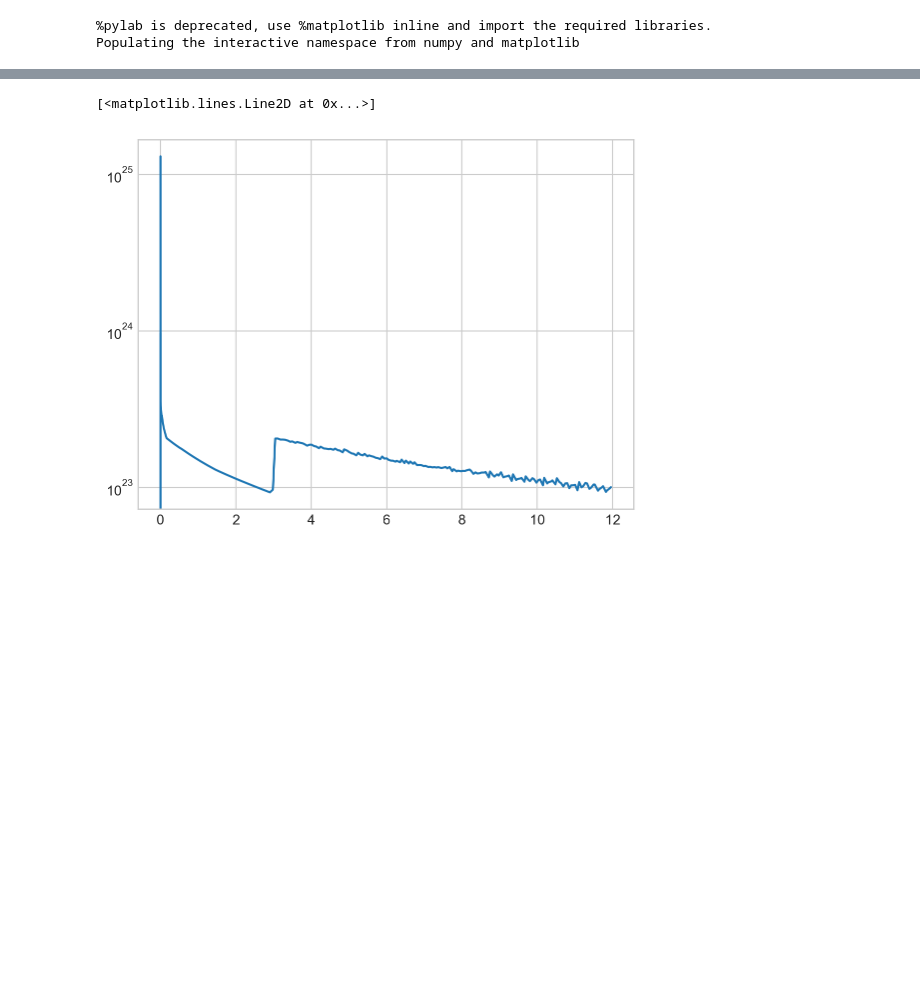
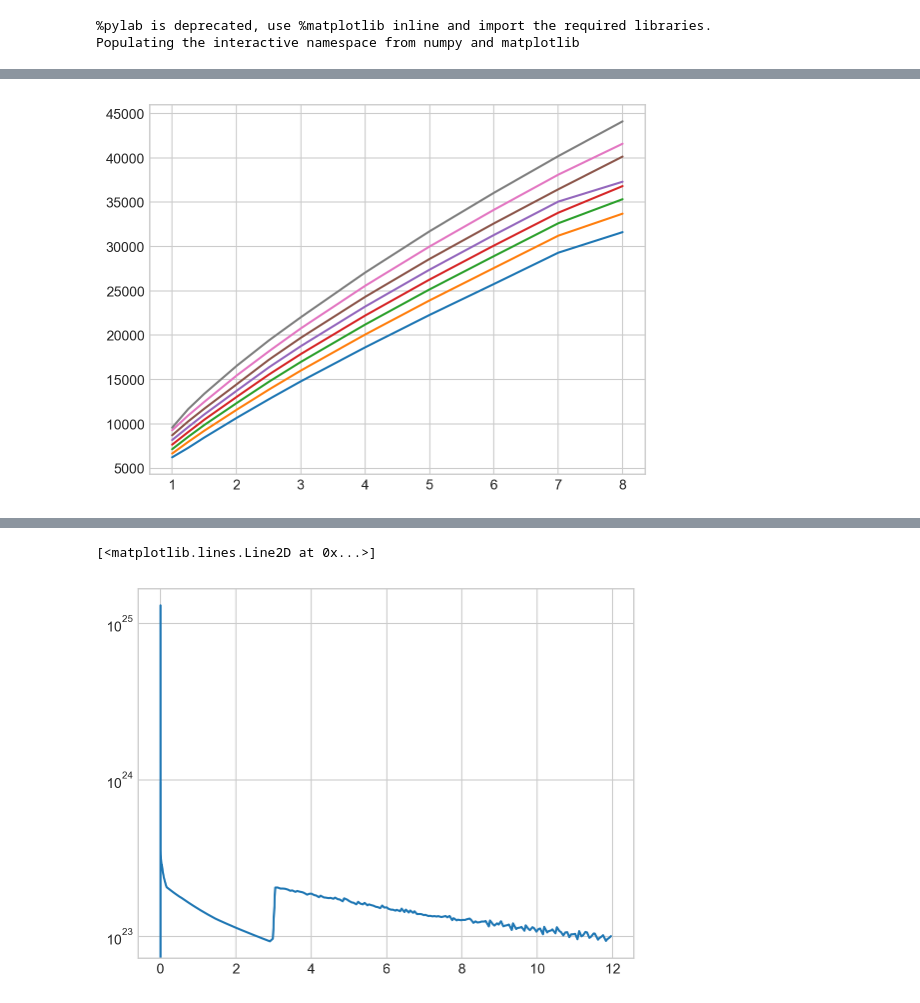
Before and after one commit to zhangjis/CMAPPER_rock, a Jupyter notebook: plot.ipynb, the cells around one changed output, grey strips where cells are left out. Drawn from its saved outputs; the diff is of its cells as text; code cells hidden in the pictures; blank space fills up the shorter version.

```diff
--- a/plot.ipynb
+++ b/plot.ipynb
@@ -261,0 +74,5 @@ print("The output video is {}".format(output))
+# %%
+for i in range(len(Tc[0])):
+    plot(Mpl_list,Tc[:,i])
+# %% [output]
+[figure, added]
```
Also changed, not shown: parts of 48 cells of this notebook, 7 other files.
